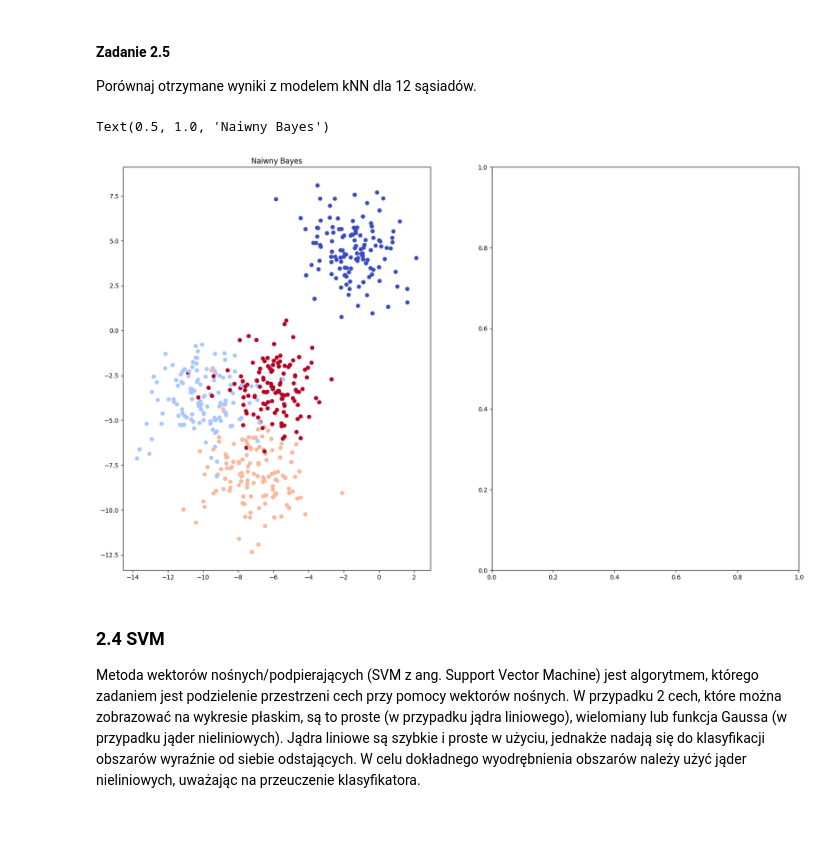
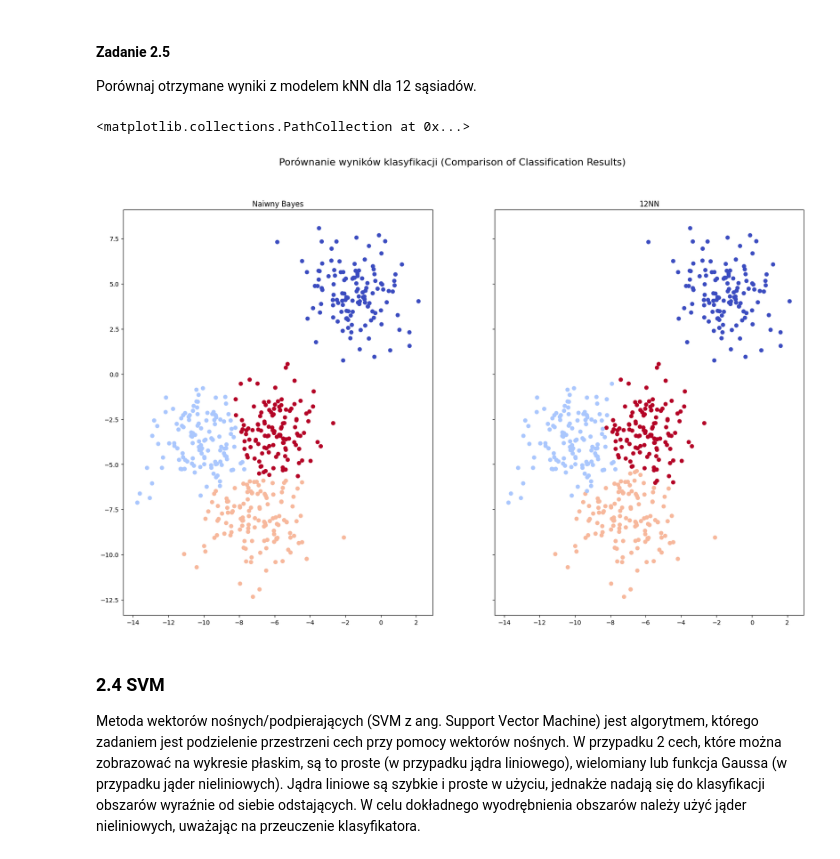
Before and after one commit to Hadidomena/Data-exploration-methods, a Jupyter notebook: MED 2 - Wzmacnianie klasyfikatorów.ipynb, the cells around one changed output. Saved outputs shown, nothing was run; the diff lists cells and outputs as text; code cells hidden in the pictures; blank space fills up the shorter version.

```diff
--- a/MED 2 - Wzmacnianie klasyfikatorów.ipynb
+++ b/MED 2 - Wzmacnianie klasyfikatorów.ipynb
@@ -410,13 +411,27 @@ plt.show()
 #### Zadanie 2.5
 Porównaj otrzymane wyniki z modelem kNN dla 12 sąsiadów.
 # %%
-fig, axes = plt.subplots(1,2, figsize=(20,12))
-axes[0].scatter(dane3.iloc[:, 0], dane3.iloc[:, 1], c=dane3['label'], cmap=plt.cm.coolwarm)
+fig, axes = plt.subplots(1,2, sharex='col', sharey='row', figsize=(20,12))
+fig.suptitle('Porównanie wyników klasyfikacji (Comparison of Classification Results)', fontsize=16)
+
+gnb.fit(dane3[cechy], dane3.label)
+pred_nb = gnb.predict(dane3[cechy])
+
+axes[0].scatter(dane3.iloc[:, 0], dane3.iloc[:, 1], c=pred_nb, cmap=plt.cm.coolwarm)
 axes[0].set_title('Naiwny Bayes')
-axes
+
+
+cechy = ['feature1','feature2']
+model_12nn = KNeighborsClassifier(n_neighbors=10)
+model_12nn.fit(dane3[cechy], dane3.label)
+pred_12nn = model_12nn.predict(dane3[cechy])
+
+
+axes[1].set_title('12NN')
+axes[1].scatter(dane3.iloc[:, 0], dane3.iloc[:, 1], c=pred_12nn, cmap=plt.cm.coolwarm)
 # %% [output]
-Text(0.5, 1.0, 'Naiwny Bayes')
+<matplotlib.collections.PathCollection at 0x...>
-[figure, old version]
+[figure, new version]
 # %% [markdown]
 ### 2.4 SVM
 Metoda wektorów nośnych/podpierających (SVM z ang. Support Vector Machine) jest algorytmem, którego zadaniem jest podzielenie przestrzeni cech przy pomocy wektorów nośnych. W przypadku 2 cech, które można zobrazować na wykresie płaskim, są to proste (w przypadku jądra liniowego), wielomiany lub funkcja Gaussa (w przypadku jąder nieliniowych). Jądra liniowe są szybkie i proste w użyciu, jednakże nadają się do klasyfikacji obszarów wyraźnie od siebie odstających. W celu dokładnego wyodrębnienia obszarów należy użyć jąder nieliniowych, uważając na przeuczenie klasyfikatora.
```
Also changed, not shown: parts of 16 cells of this notebook.
